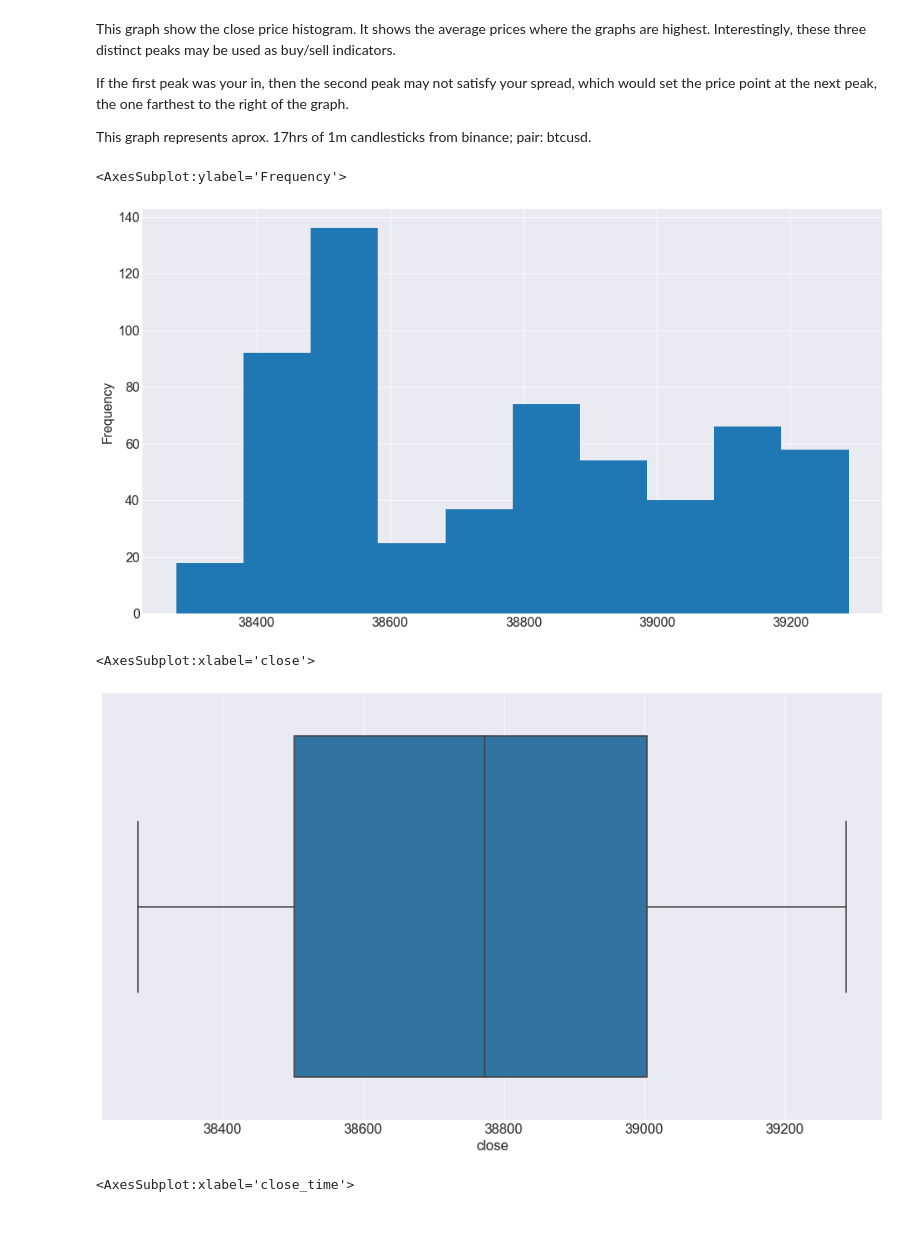
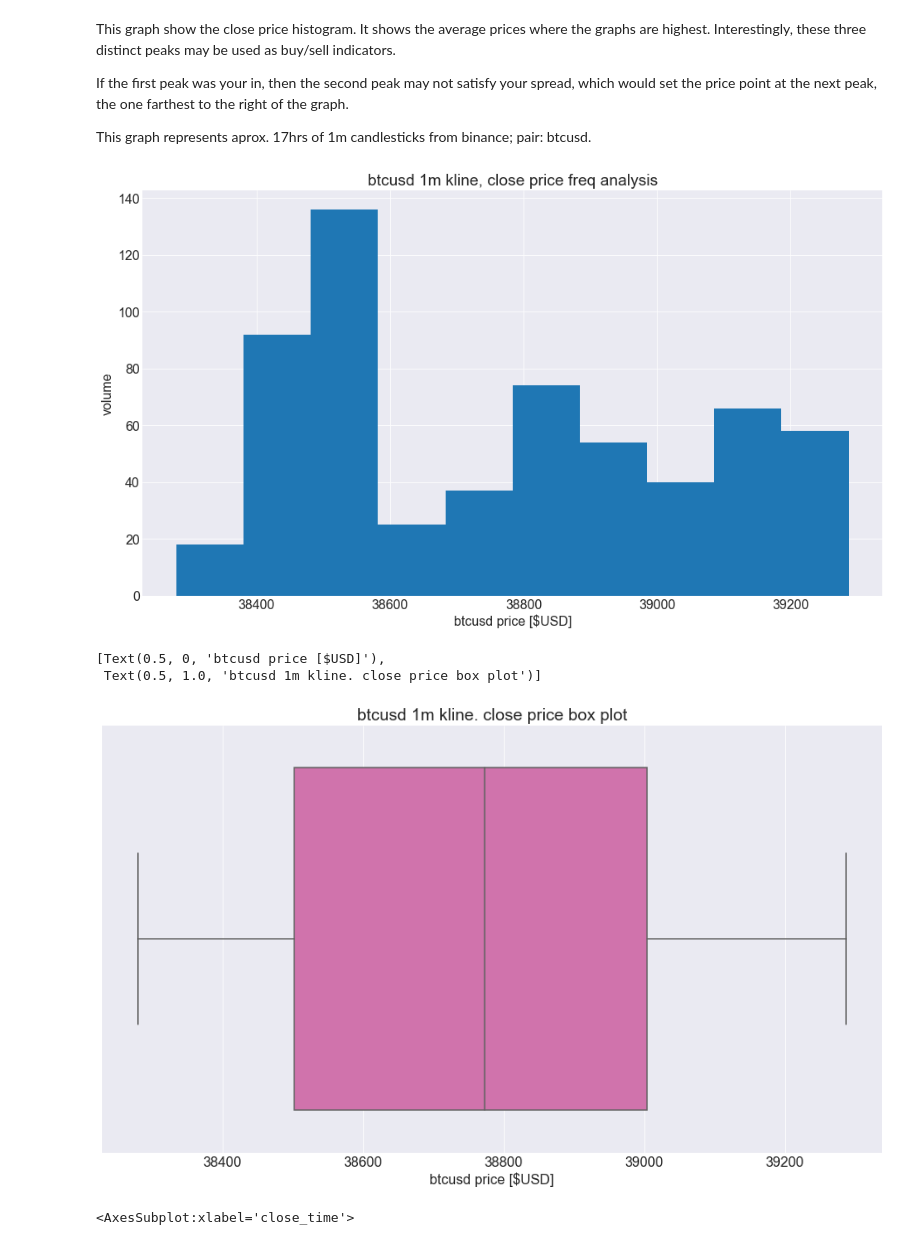
Before and after one commit to hinzle/binance-project, a Jupyter notebook: jupyter/explore.ipynb, the cells around one changed output. Drawn from its saved outputs; the diff is of its cells as text; code cells hidden in the pictures.

```diff
--- a/jupyter/explore.ipynb
+++ b/jupyter/explore.ipynb
@@ -210,16 +210,19 @@ This graph show the close price histogram. It shows the average prices where the
 If the first peak was your in, then the second peak may not satisfy your spread, which would set the price point at the next peak, the one farthest to the right of the graph.
 
 This graph represents aprox. 17hrs of 1m candlesticks from binance; pair: btcusd.
-# %%
-train.close.plot.hist()
-# %% [output]
-<AxesSubplot:ylabel='Frequency'>
-[figure, removed]
-# %%
-sns.boxplot(train.close)
-# %% [output]
-<AxesSubplot:xlabel='close'>
-[figure, removed]
+# %%
+train.close.plot.hist()
+plt.ylabel('volume')
+plt.xlabel('btcusd price [$USD]')
+plt.title('btcusd 1m kline, close price freq analysis')
+plt.show()
+ax=sns.boxplot(data=train,x='close',palette='PuRd')
+ax.set(xlabel='btcusd price [$USD]',title='btcusd 1m kline. close price box plot')
+# %% [output]
+[figure, added]
+[Text(0.5, 0, 'btcusd price [$USD]'),
+ Text(0.5, 1.0, 'btcusd 1m kline. close price box plot')]
+[figure, added]
 # %%
 train.close.plot()
 # %% [output]
```
Also changed, not shown: parts of 12 cells of this notebook, 4 other files.
